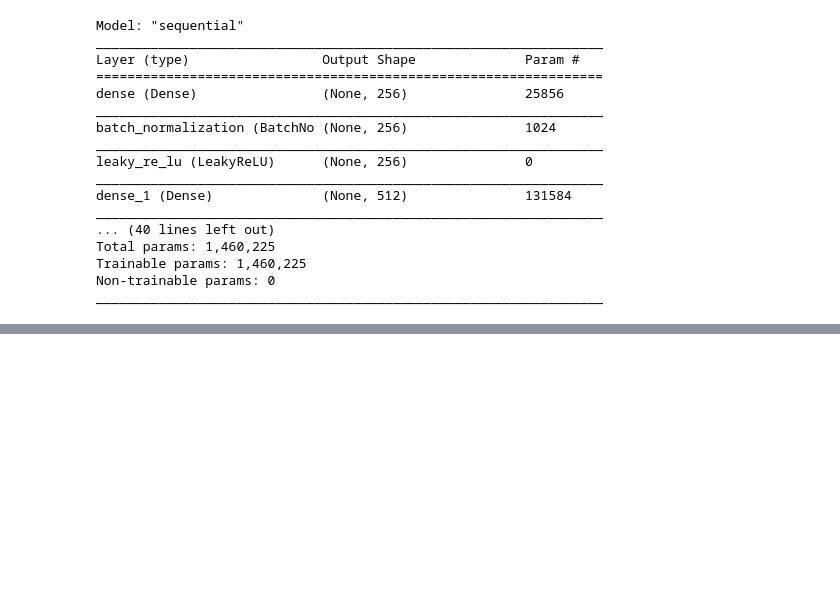
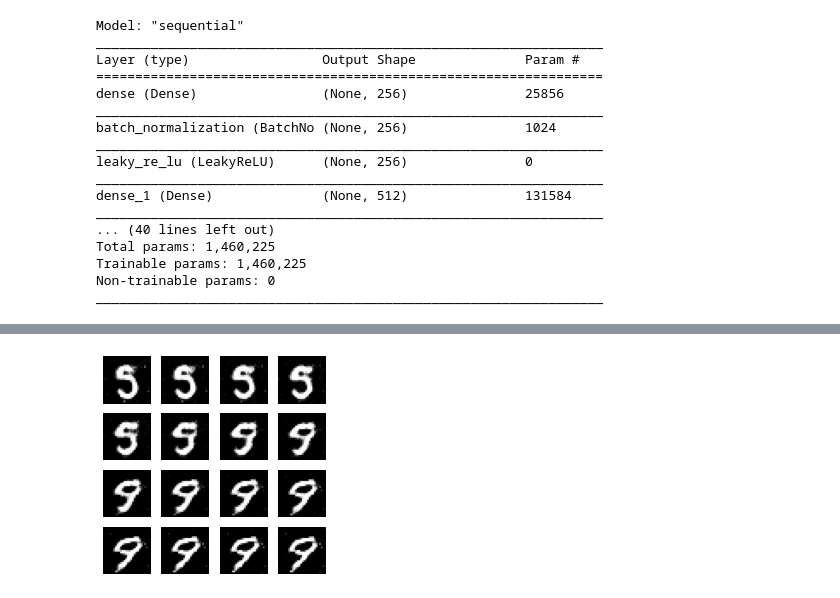
Before and after one commit to ggm1207/PR000, a Jupyter notebook: PR_001.ipynb, the cells around one changed output, grey strips where cells are left out. Saved outputs shown, nothing was run; the diff lists cells and outputs as text; code cells hidden in the pictures; blank space fills up the shorter version.

```diff
--- a/PR_001.ipynb
+++ b/PR_001.ipynb
@@ -173,0 +206,7 @@ Epoch 26 ---
+# %%
+s_vector = seed[11].numpy()
+e_vector = seed[15].numpy()
+
+explore_between_two_vectors(s_vector, e_vector)
+# %% [output]
+[figure, added]
```
Also changed, not shown: parts of 9 cells of this notebook.
